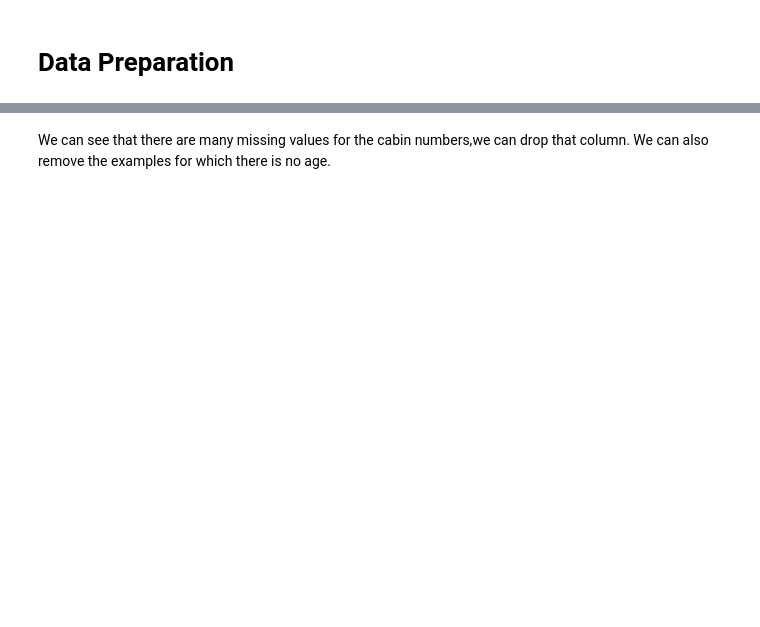
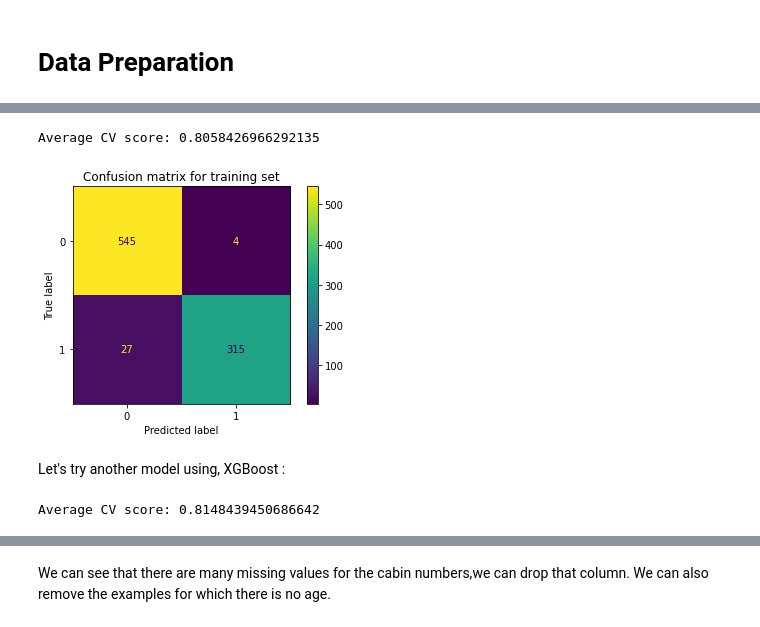
Before and after one commit to pmassouf/Titanic-Competition, a Jupyter notebook: titanic-competition.ipynb, the cells around one changed output, grey strips where cells are left out. Drawn from its saved outputs; the diff is of its cells as text; code cells hidden in the pictures; blank space fills up the shorter version.

Commit message:
Kaggle Notebook | Titanic competition  | Version 4

```diff
--- a/titanic-competition.ipynb
+++ b/titanic-competition.ipynb
@@ -123,0 +154,19 @@ dtype: int64
+# %%
+#parameters of the pipeline
+random_state = 0
+numerical_imputer = SimpleImputer(strategy='mean')
+numerical_scaler = StandardScaler()
+numerical_features = ['Age', 'Fare']
+categorical_imputer = SimpleImputer(strategy='most_frequent')
+categorical_encoder = OneHotEncoder(handle_unknown='ignore')
+categorical_features = ['Pclass'
+            , 'Sex'
+            , 'SibSp'
+            , 'Parch'
+            , 'Ticket'
+            , 'Embarked'
+           ]
+# %%
+X_train = titanic_train[numerical_features + categorical_features]
+X_test = titanic_test[numerical_features + categorical_features]
+y_train = titanic_train[target]
@@ -123,0 +175,10 @@ dtype: int64
+# %%
+estimator = Perceptron(random_state = random_state)
+# %%
+model = pipeline(numerical_imputer = numerical_imputer
+                 , numerical_scaler = numerical_scaler
+                 , numerical_features = numerical_features
+                 , categorical_imputer = categorical_imputer
+                 , categorical_encoder = categorical_encoder
+                 , categorical_features = categorical_features
+                 , estimator = estimator)
@@ -123,0 +205,18 @@ dtype: int64
+# %%
+scores = cross_val_score(model, X_train, y_train, cv=10)
+print("Average CV score:", scores.mean())
+# %% [output]
+Average CV score: 0.8058426966292135
+# %%
+model.fit(X_train, y_train)
+Y_train_pred = model.predict(X_train)
+
+from sklearn.metrics import ConfusionMatrixDisplay
+
+ConfusionMatrixDisplay.from_predictions(y_train, Y_train_pred)
+plt.title('Confusion matrix for training set' )
+plt.show()
+# %% [output]
+[figure, added]
+# %% [markdown]
+Let's try another model using, XGBoost :
@@ -123,0 +232,5 @@ dtype: int64
+# %%
+scores = cross_val_score(model, X_train, y_train, cv=10)
+print("Average CV score:", scores.mean())
+# %% [output]
+Average CV score: 0.8148439450686642
```
Also changed, not shown: parts of 46 cells of this notebook.
